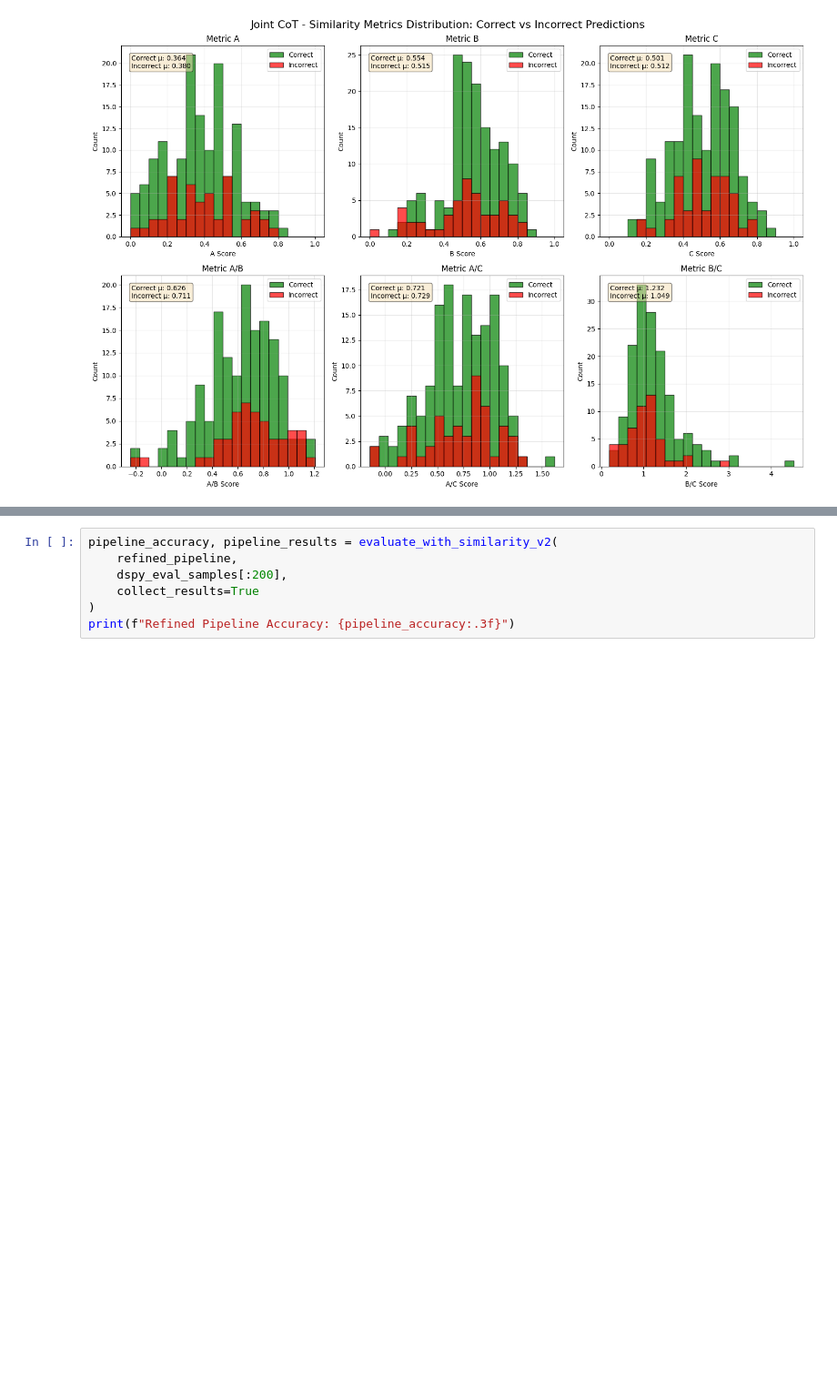
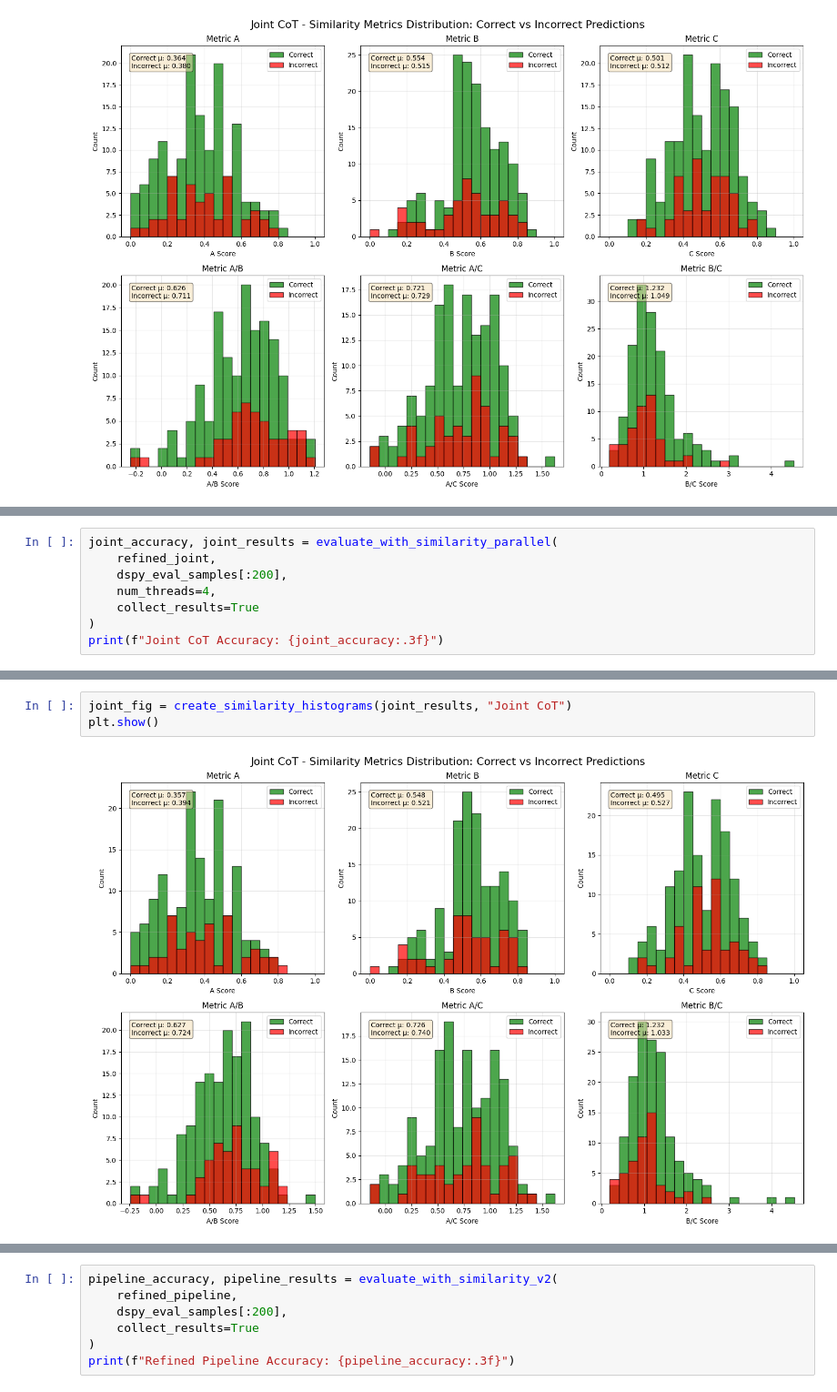
Before and after one commit to yuvallevy09/nlp-with-llms-2025-hw2, a Jupyter notebook: anli_llm.ipynb, the cells around one changed output, grey strips where cells are left out. Shown at 91% size. Saved outputs shown, nothing was run; the diff lists cells and outputs as text; blank space fills up the shorter version.

```diff
--- a/anli_llm.ipynb
+++ b/anli_llm.ipynb
@@ -515,0 +627,8 @@ plt.show()
+# %%
+joint_accuracy, joint_results = evaluate_with_similarity_parallel(
+    refined_joint,
+    dspy_eval_samples[:200],
+    num_threads=4,
+    collect_results=True
+)
+print(f"Joint CoT Accuracy: {joint_accuracy:.3f}")
@@ -515,0 +638,5 @@ plt.show()
+# %%
+joint_fig = create_similarity_histograms(joint_results, "Joint CoT")
+plt.show()
+# %% [output]
+[figure, added]
```
Also changed, not shown: parts of 22 cells of this notebook.
